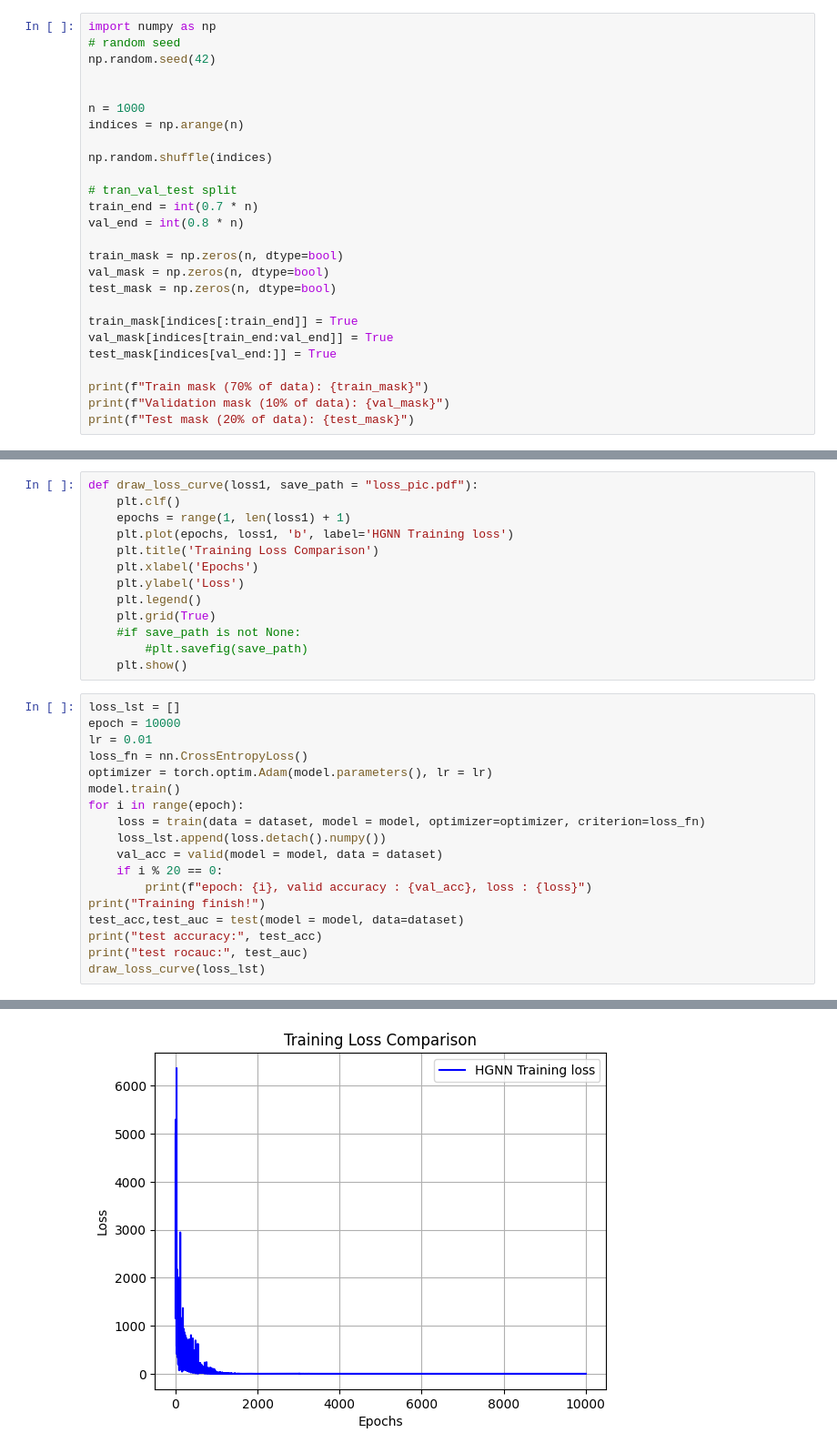
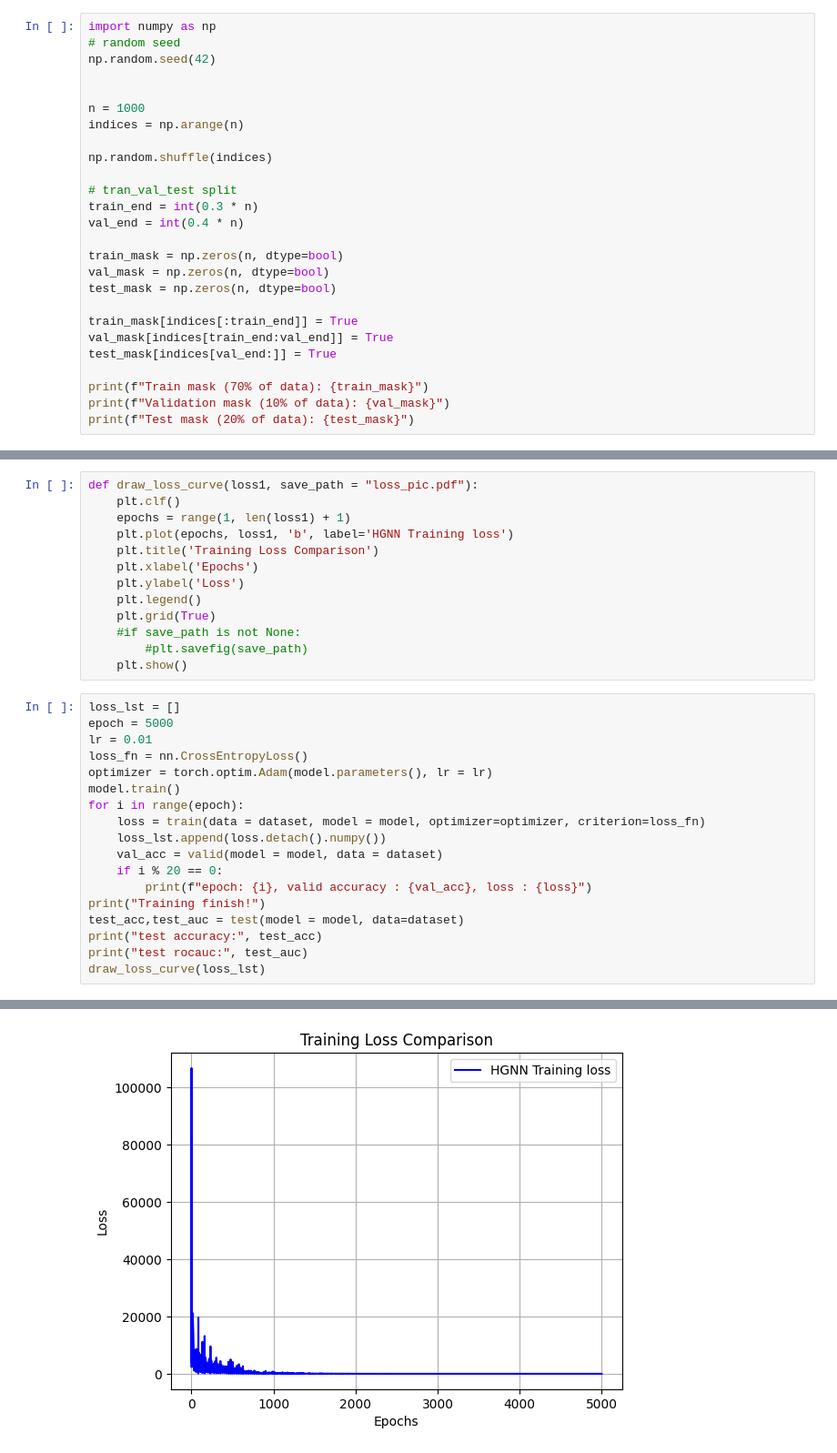
Before and after one commit to Rising-Stars-by-Sunshine/Boen-ps2, a Jupyter notebook: code/prediction.ipynb, the cells around one changed output, grey strips where cells are left out. Shown: that part at 91% size. Cells and saved outputs as stored; diff of their text form.

```diff
--- a/code/prediction.ipynb
+++ b/code/prediction.ipynb
@@ -104,8 +104,8 @@ indices = np.arange(n)
 np.random.shuffle(indices)
 
 # tran_val_test split
-train_end = int(0.7 * n)
-val_end = int(0.8 * n)
+train_end = int(0.3 * n)
+val_end = int(0.4 * n)
 
 train_mask = np.zeros(n, dtype=bool)
 val_mask = np.zeros(n, dtype=bool)
@@ -218,7 +218,7 @@ def draw_loss_curve(loss1, save_path = "loss_pic.pdf"):
     plt.show()
 # %%
 loss_lst = []
-epoch = 10000
+epoch = 5000
 lr = 0.01
 loss_fn = nn.CrossEntropyLoss()
 optimizer = torch.optim.Adam(model.parameters(), lr = lr)
@@ -255 +255 @@ test rocauc: 0.6095628936820003
-[figure, old version]
+[figure, new version]
```
Also changed, not shown: parts of 4 cells of this notebook.
